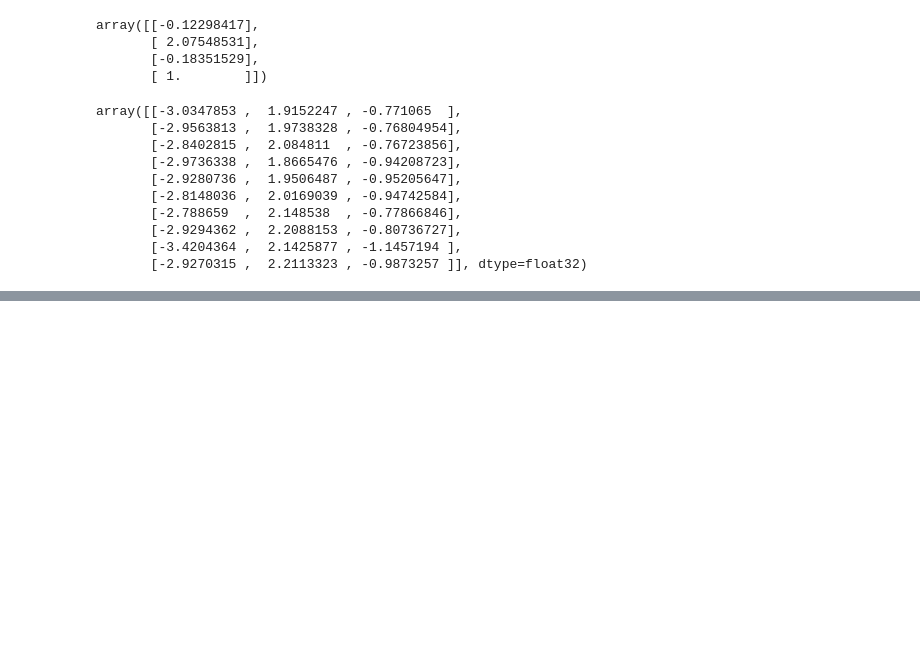
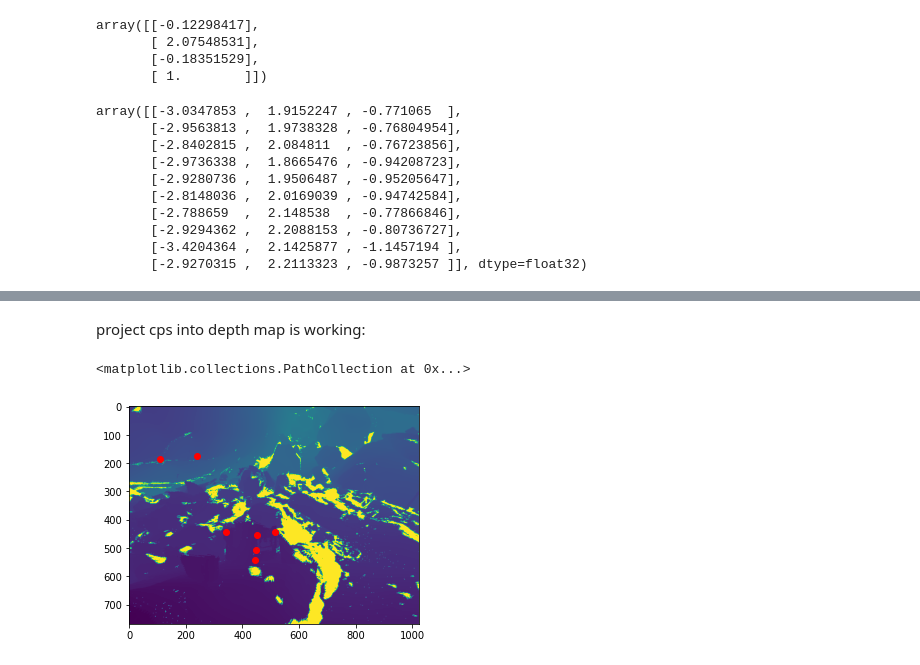
Before and after one commit to ushichka/dmcp, a Jupyter notebook: notebooks/pick_ground_truth_points.ipynb, the cells around one changed output, grey strips where cells are left out. Saved outputs shown, nothing was run; the diff lists cells and outputs as text; code cells hidden in the pictures; blank space fills up the shorter version.

```diff
--- a/notebooks/pick_ground_truth_points.ipynb
+++ b/notebooks/pick_ground_truth_points.ipynb
@@ -118,4 +119,4 @@ plt.show()
 # %%
-cps_world = dm_to_world(dmIm, dmK, dmP, cps[:,:2])
+cps_world = dm_to_world(dmIm, dmK, dmP, cps[:,2:])
 cps_world
 # %% [output]
@@ -131,0 +159,16 @@ array([[-5.6203704 ,  1.3409638 ,  0.8446896 ],
+# %% [markdown]
+project cps into depth map is working:
+# %%
+p_world_hat = np.hstack((cps_world,np.ones((cps_world.shape[0], 1))))
+
+reprojs = dmP @ p_world_hat.T
+reprojs = reprojs.T
+
+reprojs = np.array([ reprojs[:,0] / reprojs[:,-1], reprojs[:,1] / reprojs[:,-1]  ]).T
+reprojs
+
+plt.imshow(dmIm)
+plt.scatter(reprojs[:,0],reprojs[:,1],color="red")
+# %% [output]
+<matplotlib.collections.PathCollection at 0x...>
+[figure, added]
```
Also changed, not shown: parts of 10 cells of this notebook, 2 other files.
